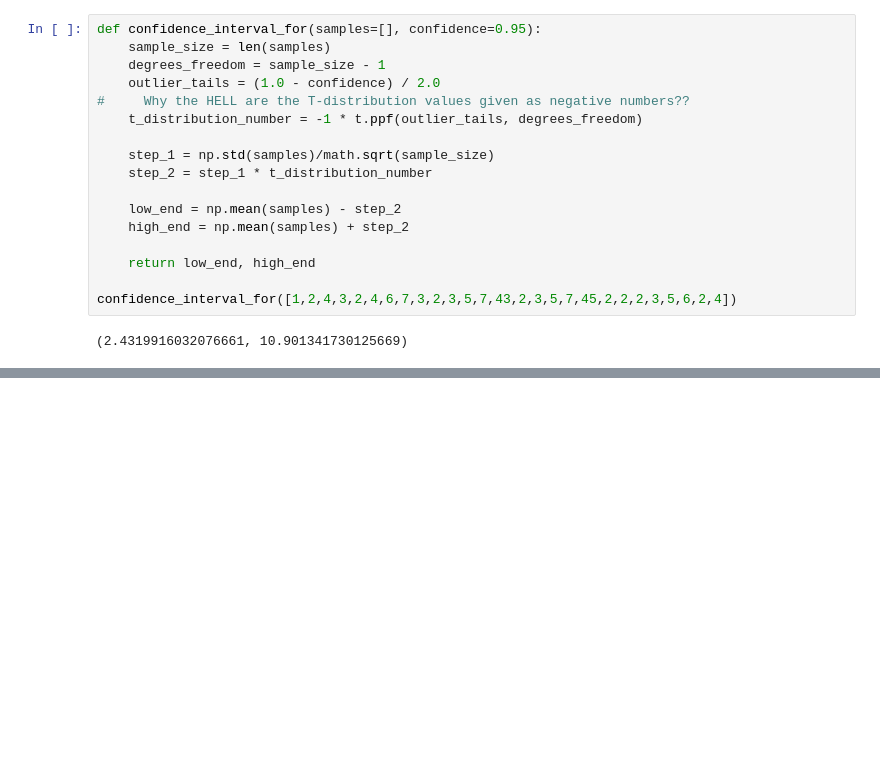
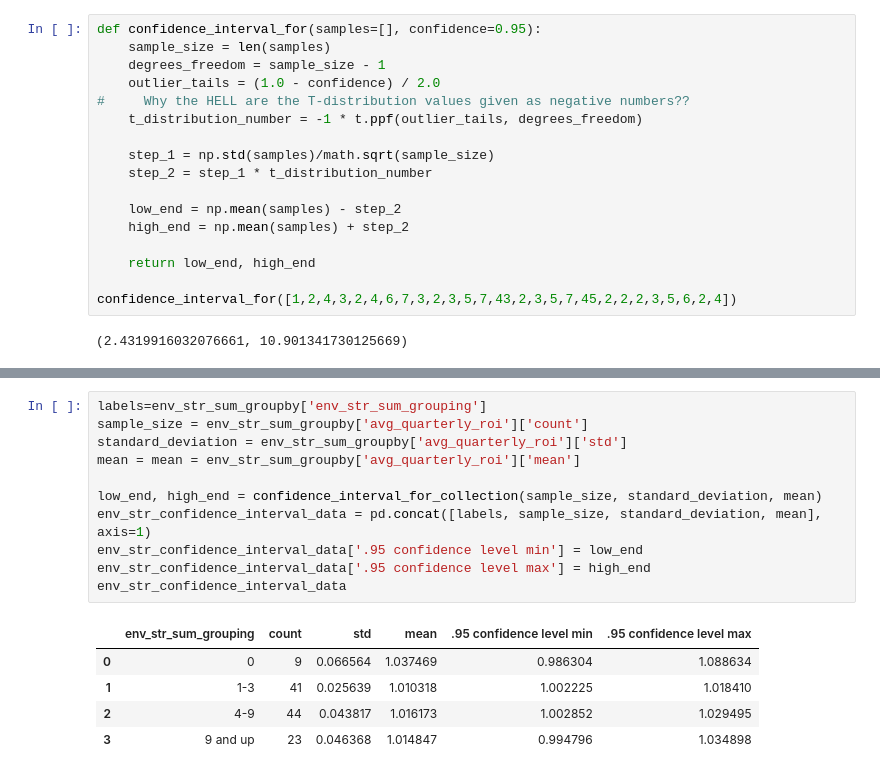
Before and after one commit to chelseatroy/fund_scale, a Jupyter notebook: data_explo/Exploring S&P Ethical Index Data.ipynb, the cells around one changed output, grey strips where cells are left out. Drawn from its saved outputs; the diff is of its cells as text; blank space fills up the shorter version.

```diff
--- a/data_explo/Exploring S&P Ethical Index Data.ipynb
+++ b/data_explo/Exploring S&P Ethical Index Data.ipynb
@@ -680,0 +614,17 @@ freq1 = hv.Image(sine(grid, freq=50))  + hv.Curve(zip(dist, sine(dist**2, freq=5
+# %%
+labels=env_str_sum_groupby['env_str_sum_grouping']
+sample_size = env_str_sum_groupby['avg_quarterly_roi']['count']
+standard_deviation = env_str_sum_groupby['avg_quarterly_roi']['std']
+mean = mean = env_str_sum_groupby['avg_quarterly_roi']['mean']
+
+low_end, high_end = confidence_interval_for_collection(sample_size, standard_deviation, mean)
+env_str_confidence_interval_data = pd.concat([labels, sample_size, standard_deviation, mean], axis=1)
+env_str_confidence_interval_data['.95 confidence level min'] = low_end
+env_str_confidence_interval_data['.95 confidence level max'] = high_end
+env_str_confidence_interval_data
+# %% [output]
+|  | env_str_sum_grouping | count | std | mean | .95 confidence level min | .95 confidence level max |
+| 0 | 0 | 9 | 0.066564 | 1.037469 | 0.986304 | 1.088634 |
+| 1 | 1-3 | 41 | 0.025639 | 1.010318 | 1.002225 | 1.018410 |
+| 2 | 4-9 | 44 | 0.043817 | 1.016173 | 1.002852 | 1.029495 |
+| 3 | 9 and up | 23 | 0.046368 | 1.014847 | 0.994796 | 1.034898 |
```
Also changed, not shown: parts of 20 cells of this notebook.
